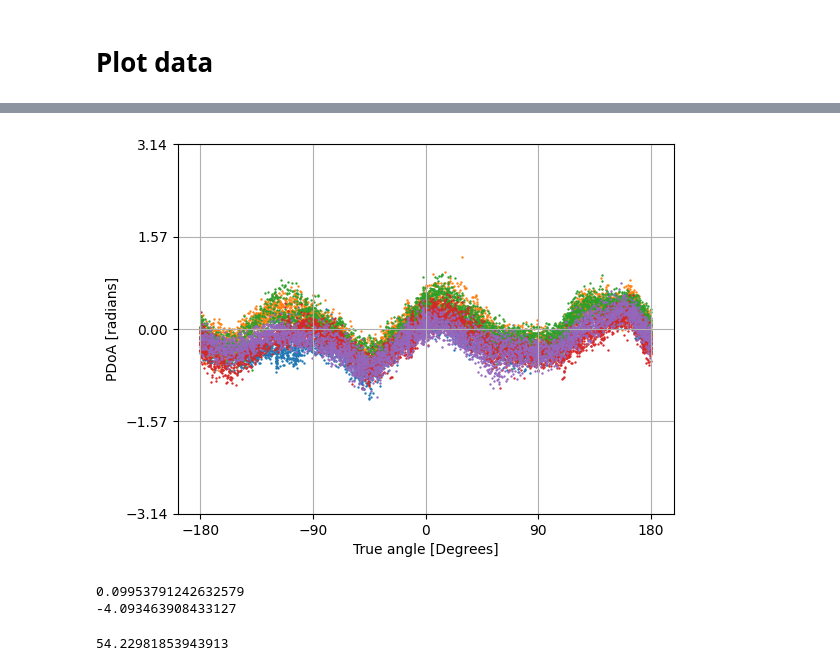
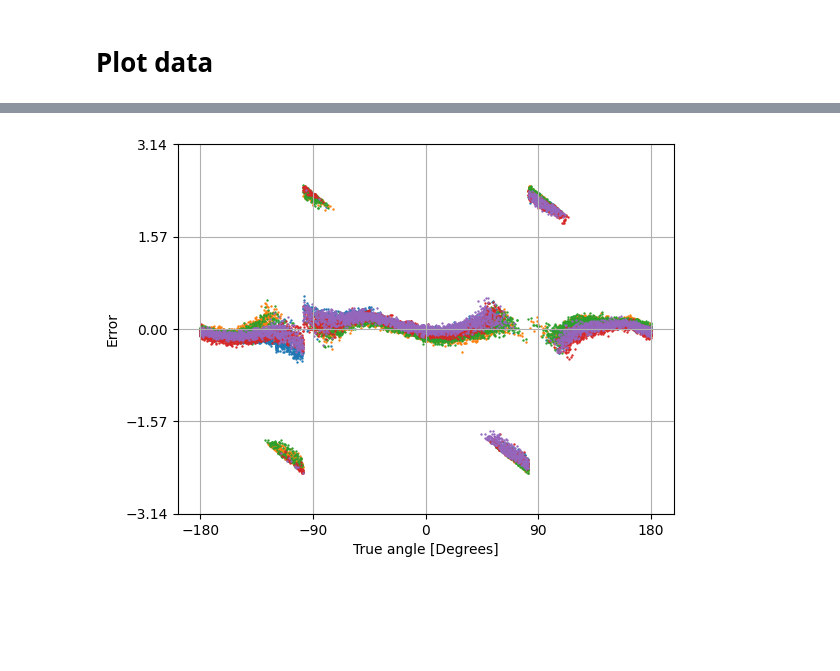
Before and after one commit to MarcusLariJ/UWB_Rasberry, a Jupyter notebook: Data/pdoa_model.ipynb, the cells around one changed output, grey strips where cells are left out. Drawn from its saved outputs; the diff is of its cells as text; code cells hidden in the pictures; blank space fills up the shorter version.

Commit message:
Updated error models

```diff
--- a/Data/pdoa_model.ipynb
+++ b/Data/pdoa_model.ipynb
@@ -128,36 +211,35 @@ plt.grid()
 # %%
-# Plot noise:
+# Calculate angle error
 
-pdoa_error_cat = np.empty([0])
+# Initialize lists
 
-pdoa_error = []
+ang_errors = []
+
+# Find errors
 for i in range(log_num):
-    pdoa_ideal = wrap_to_pi(ang2pdoa( (np.array(rx_true_r[i])+8)*(np.pi/180) ))
-    pdoa_error += [wrap_to_pi(pdoa_ideal - np.array(pdoa_data[i]))]
-    pdoa_error_cat = np.append(pdoa_error_cat, pdoa_error[i]) # For finding the total variance
+    len_pdoa = len(pdoa_data[i])
 
-plt.figure()
+    error = np.empty([0])
+
+    for j in range(len_pdoa):
+        mang = pdoa2ang_piece(pdoa_data[i][j])
+        true_val = np.ones_like(mang)*rx_true_r[i][j]*(np.pi/180)
+        diff = wrap_to_pi(mang - true_val)
+        min_idx = np.argmin(np.abs(diff))
+        # Append error
+        error = np.append(error, diff[min_idx])
+
+    ang_errors += [error]
+
+# Then plot them:
 
 for i in range(log_num):
-    plt.scatter(rx_true_r[i], pdoa_error[i], s=0.5)
+    plt.scatter(rx_true_r[i], ang_errors[i], s=0.5)
 plt.xlabel("True angle [Degrees]")
-plt.ylabel("PDoA [radians]")
+plt.ylabel("Error")
 plt.xticks([-180, -90, 0, 90, 180])
 plt.yticks([-3.14, -3.14/2, 0, 3.14/2, 3.14])
 plt.ylim([-np.pi, np.pi])
 plt.grid()
 # %% [output]
-[figure, old version]
+[figure, new version]
-# %%
-# Variance of estimates
-
-pdoa_var = np.var(pdoa_error_cat,axis=0)
-pdoa_mean = np.mean(pdoa_error_cat,axis=0)
-print(pdoa_var)
-print(pdoa_mean*(180/np.pi))
-
-3*np.sqrt(pdoa_var)*(180/np.pi)
-# %% [output]
-0.09953791242632579
--4.093463908433127
-54.22981853943913
```
Also changed, not shown: parts of 5 cells of this notebook, 1 other file.
